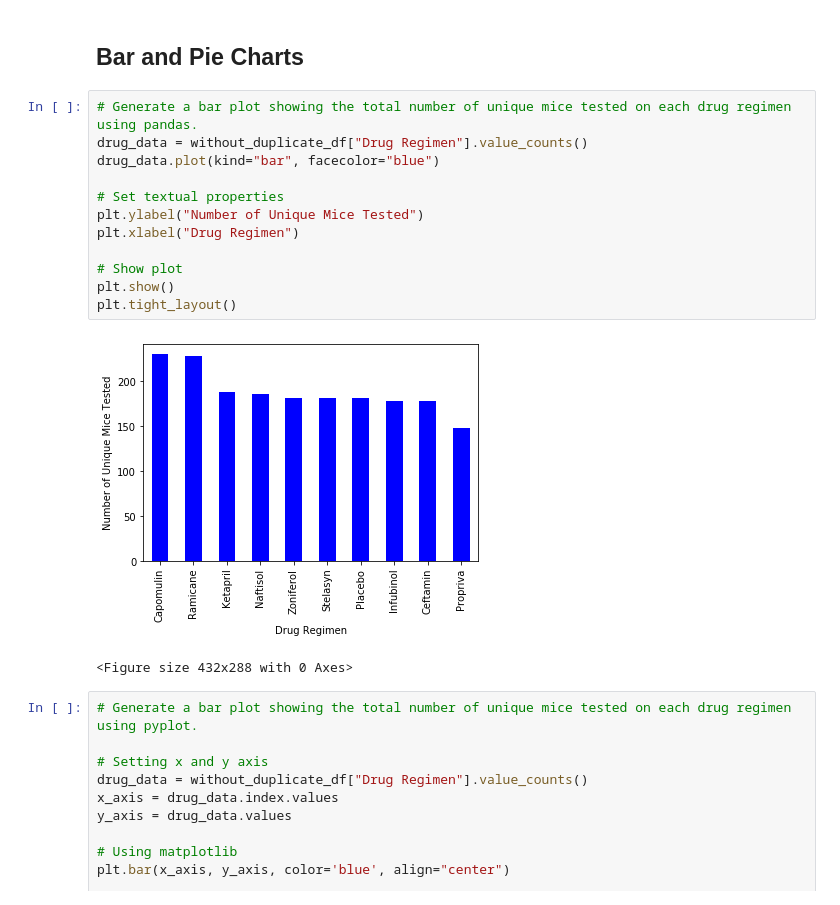
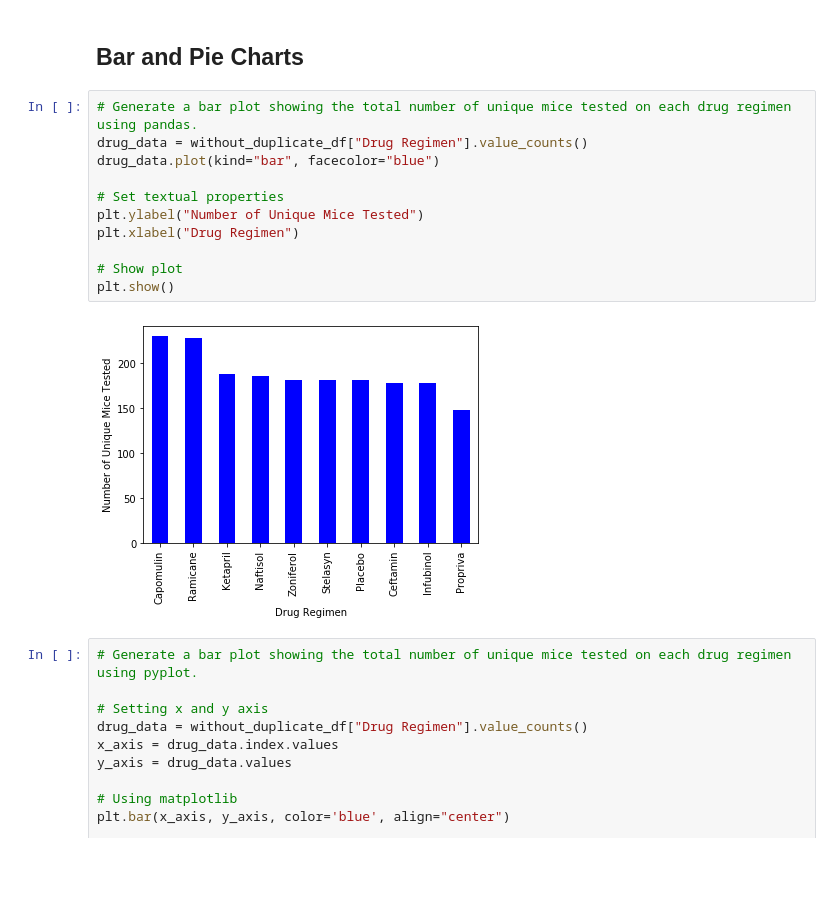
Before and after one commit to meaganmb/matplotlib-challenge, a Jupyter notebook: pymaceuticals_starter.ipynb, the cells around one changed output. Drawn from its saved outputs; the diff is of its cells as text; blank space fills up the shorter version.

```diff
--- a/pymaceuticals_starter.ipynb
+++ b/pymaceuticals_starter.ipynb
@@ -152,18 +157,16 @@ without_duplicate_df.groupby("Drug Regimen").agg({"Tumor Volume (mm3)" : ['mean'
 # %%
 # Generate a bar plot showing the total number of unique mice tested on each drug regimen using pandas.
 drug_data = without_duplicate_df["Drug Regimen"].value_counts()
 drug_data.plot(kind="bar", facecolor="blue")
 
 # Set textual properties
 plt.ylabel("Number of Unique Mice Tested")
 plt.xlabel("Drug Regimen")
 
 # Show plot
 plt.show()
-plt.tight_layout()
 # %% [output]
-[figure, old version]
+[figure, new version]
-<Figure size 432x288 with 0 Axes>
 # %%
 # Generate a bar plot showing the total number of unique mice tested on each drug regimen using pyplot.
 
```
Also changed, not shown: parts of 15 cells of this notebook.
